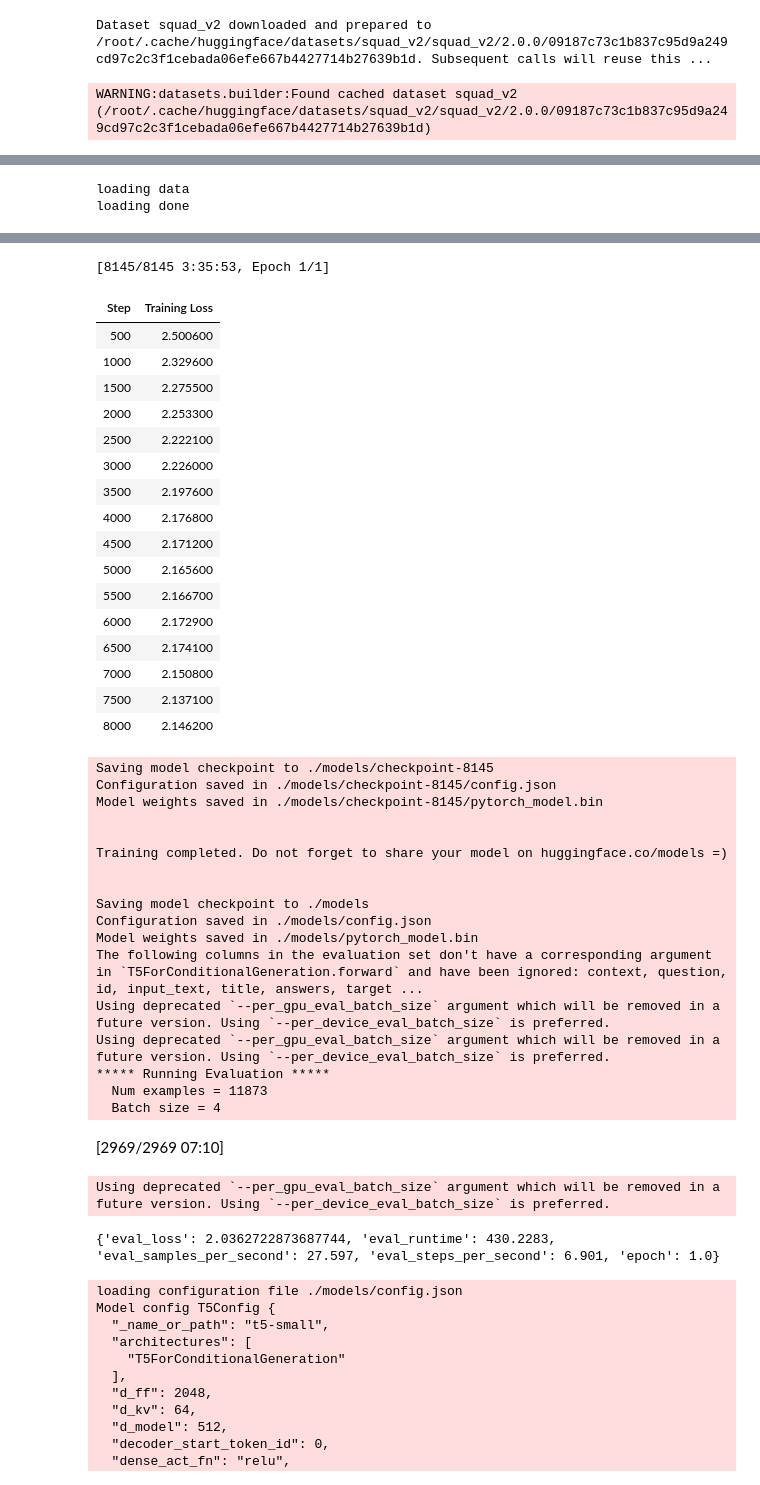
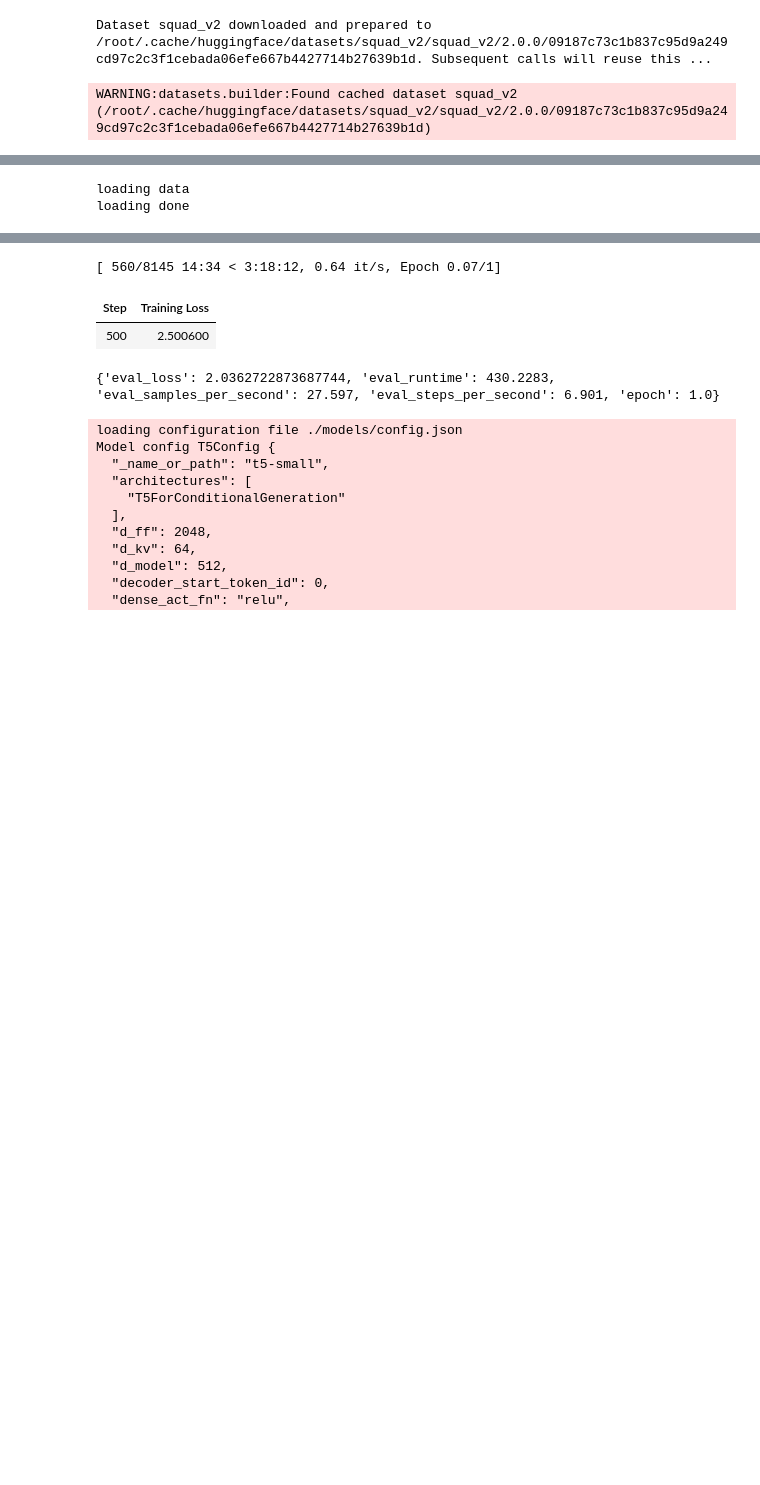
Before and after one commit to huzaifa26/Question-Generation_Grading-Google-Colab, a Jupyter notebook: Untitled2.ipynb, the cells around one changed output, grey strips where cells are left out. Drawn from its saved outputs; the diff is of its cells as text; code cells hidden in the pictures; blank space fills up the shorter version.

```diff
--- a/Untitled2.ipynb
+++ b/Untitled2.ipynb
@@ -115,7 +115,7 @@ from transformers import (
 )
 
 args = TrainingArguments(
-  output_dir="./models",
+  output_dir="/content/drive/MyDrive/QG/models",
   overwrite_output_dir=True,
   per_gpu_train_batch_size=4,
   per_gpu_eval_batch_size=4,
@@ -154,17 +154,17 @@ class T2TDataCollator():
 # %%
 tokenizer = T5Tokenizer.from_pretrained(
     "t5-small",
-    cache_dir='/'
+    cache_dir='/content/drive/MyDrive/QG'
     )
 
 model = T5ForConditionalGeneration.from_pretrained(
         "t5-small",
-        cache_dir='/'
+        cache_dir='/content/drive/MyDrive/QG'
     )
 
 print('loading data')
-train_dataset  = torch.load('./train_data.pt')
-valid_dataset = torch.load('./valid_data.pt')
+train_dataset  = torch.load('/content/drive/MyDrive/QG/train_data.pt')
+valid_dataset = torch.load('/content/drive/MyDrive/QG/valid_data.pt')
 print('loading done')
 
 trainer = Trainer(
@@ -181,7 +181,7 @@ trainer.save_model()
 results = {}
 eval_output = trainer.evaluate()
 
-output_eval_file = os.path.join("/", "eval_results.txt")
+output_eval_file = os.path.join("/content/drive/MyDrive/QG/", "eval_results.txt")
 with open(output_eval_file, "w") as writer:
   for key in sorted(eval_output.keys()):
       writer.write("%s = %s\n" % (key, str(eval_output[key])))
@@ -201,49 +201,15 @@ The following columns in the training set don't have a corresponding argument in
 Using deprecated `--per_gpu_train_batch_size` argument which will be removed in a future version. Using `--per_device_train_batch_size` is preferred.
 ***** Running training *****
   Num examples = 130319
   Num Epochs = 1
   Instantaneous batch size per device = 8
   Total train batch size (w. parallel, distributed & accumulation) = 16
   Gradient Accumulation steps = 4
   Total optimization steps = 8145
   Number of trainable parameters = 60506624
 Using deprecated `--per_gpu_train_batch_size` argument which will be removed in a future version. Using `--per_device_train_batch_size` is preferred.
 Using deprecated `--per_gpu_eval_batch_size` argument which will be removed in a future version. Using `--per_device_eval_batch_size` is preferred.
-[8145/8145 3:35:53, Epoch 1/1]
+[ 560/8145 14:34 < 3:18:12, 0.64 it/s, Epoch 0.07/1]
 | Step | Training Loss |
 | 500 | 2.500600 |
-| 1000 | 2.329600 |
-| 1500 | 2.275500 |
-| 2000 | 2.253300 |
-| 2500 | 2.222100 |
-| 3000 | 2.226000 |
-| 3500 | 2.197600 |
-| 4000 | 2.176800 |
-| 4500 | 2.171200 |
-| 5000 | 2.165600 |
-| 5500 | 2.166700 |
-| 6000 | 2.172900 |
-| 6500 | 2.174100 |
-| 7000 | 2.150800 |
-| 7500 | 2.137100 |
-| 8000 | 2.146200 |
-Saving model checkpoint to ./models/checkpoint-8145
-Configuration saved in ./models/checkpoint-8145/config.json
-Model weights saved in ./models/checkpoint-8145/pytorch_model.bin
-
-
-Training completed. Do not forget to share your model on huggingface.co/models =)
-
-
-Saving model checkpoint to ./models
-Configuration saved in ./models/config.json
-Model weights saved in ./models/pytorch_model.bin
-The following columns in the evaluation set don't have a corresponding argument in `T5ForConditionalGeneration.forward` and have been ignored: context, question, id, input_text, title, answers, target ...
-Using deprecated `--per_gpu_eval_batch_size` argument which will be removed in a future version. Using `--per_device_eval_batch_size` is preferred.
-Using deprecated `--per_gpu_eval_batch_size` argument which will be removed in a future version. Using `--per_device_eval_batch_size` is preferred.
-***** Running Evaluation *****
-  Num examples = 11873
-  Batch size = 4
-[2969/2969 07:10]
-Using deprecated `--per_gpu_eval_batch_size` argument which will be removed in a future version. Using `--per_device_eval_batch_size` is preferred.
 # %%
```
Also changed, not shown: parts of 7 cells of this notebook.
